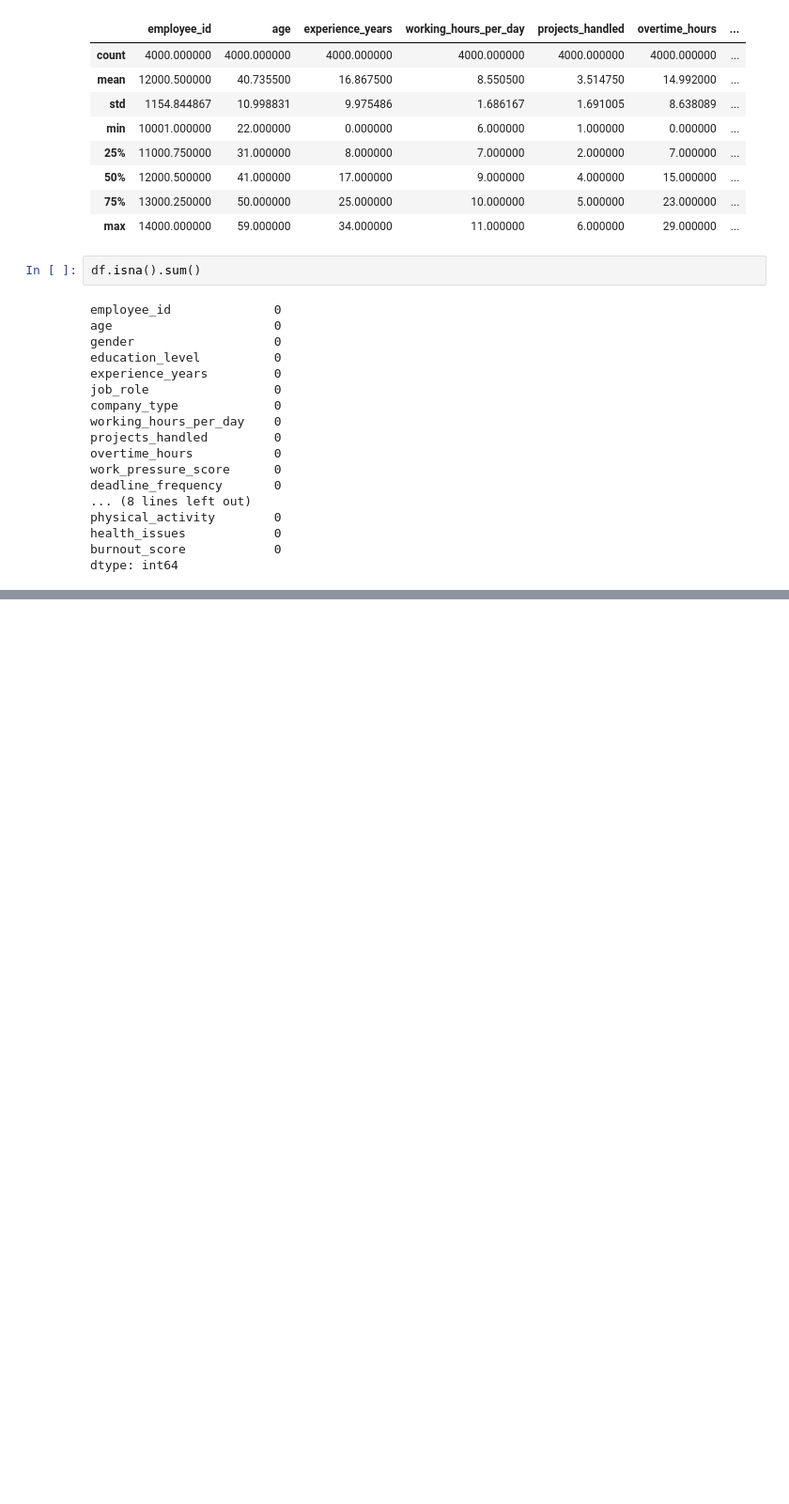
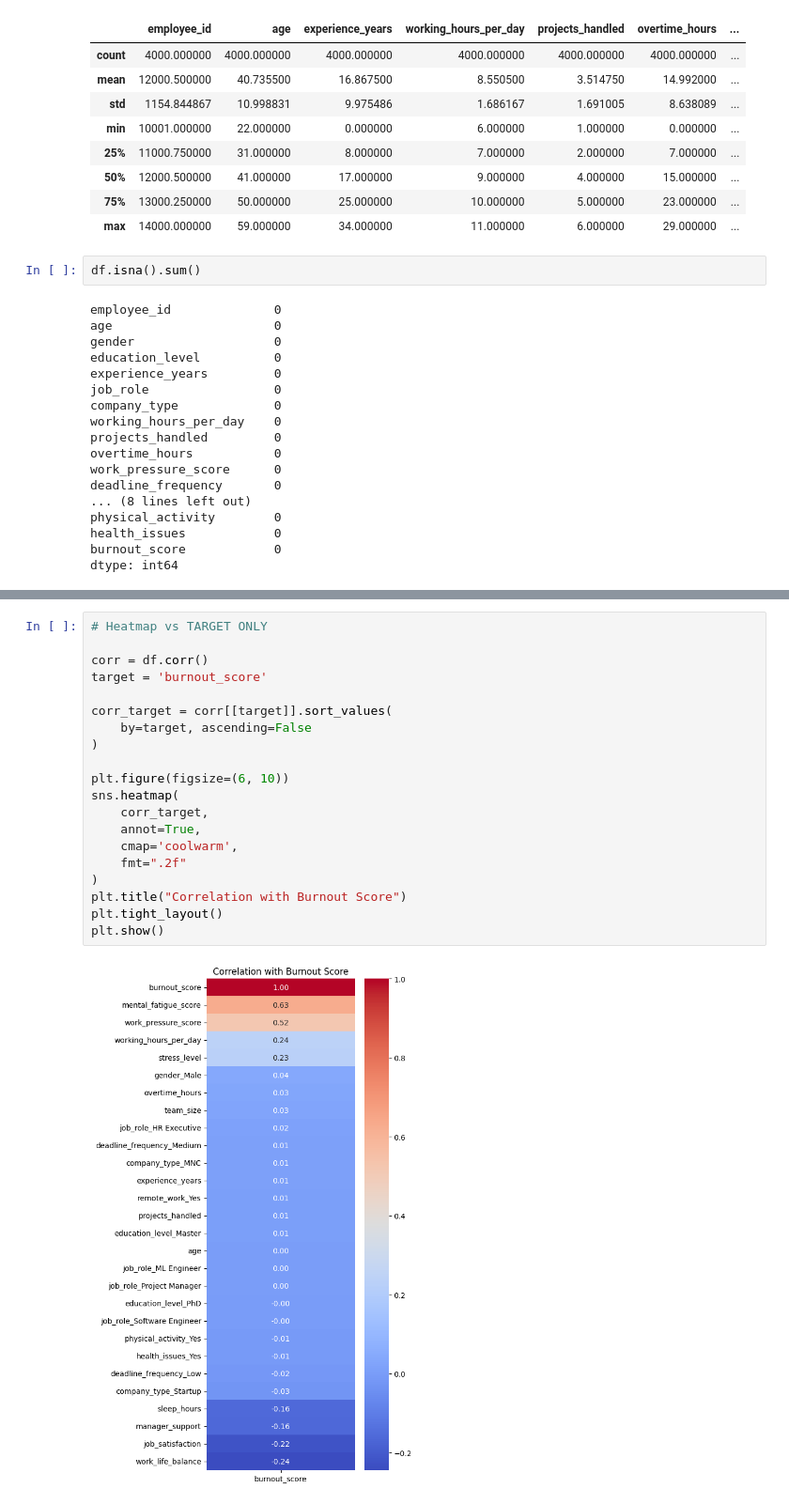
Before and after one commit to Arnav5005/Python, a Jupyter notebook: EDA_4/eda.ipynb, the cells around one changed output, grey strips where cells are left out. Shown at 94% size. Saved outputs shown, nothing was run; the diff lists cells and outputs as text; blank space fills up the shorter version.

```diff
--- a/EDA_4/eda.ipynb
+++ b/EDA_4/eda.ipynb
@@ -104,0 +177,22 @@ df
+# %%
+# Heatmap vs TARGET ONLY
+
+corr = df.corr()
+target = 'burnout_score'
+
+corr_target = corr[[target]].sort_values(
+    by=target, ascending=False
+)
+
+plt.figure(figsize=(6, 10))
+sns.heatmap(
+    corr_target,
+    annot=True,
+    cmap='coolwarm',
+    fmt=".2f"
+)
+plt.title("Correlation with Burnout Score")
+plt.tight_layout()
+plt.show()
+# %% [output]
+[figure, added]
```
Also changed, not shown: parts of 9 cells of this notebook.
